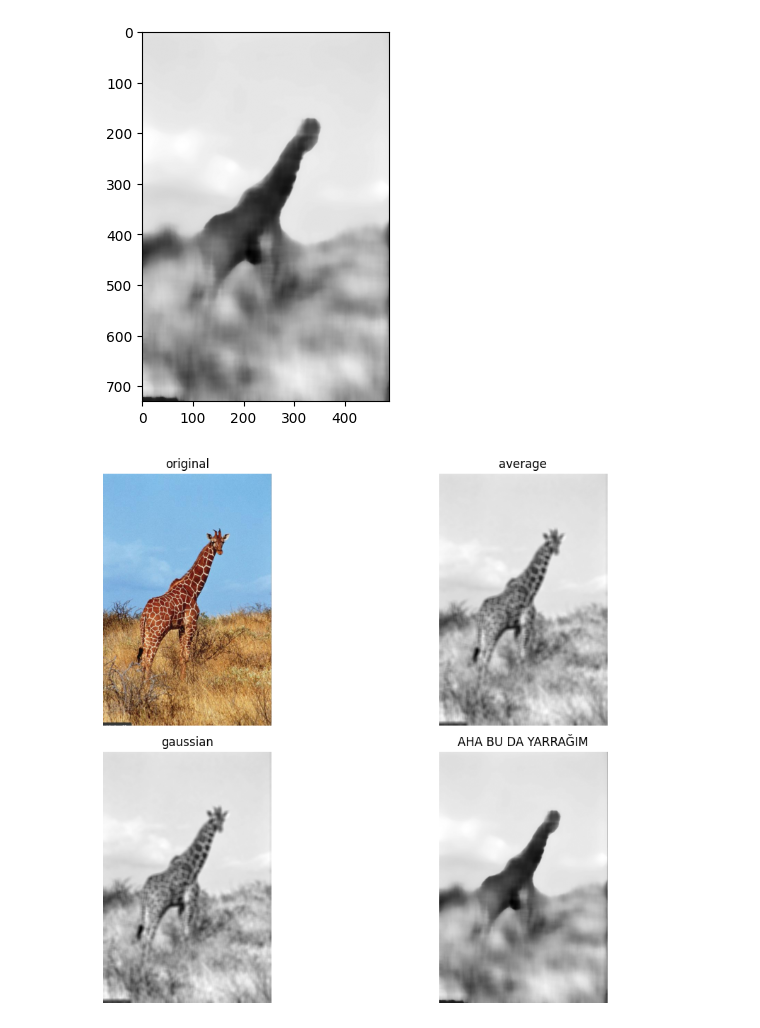
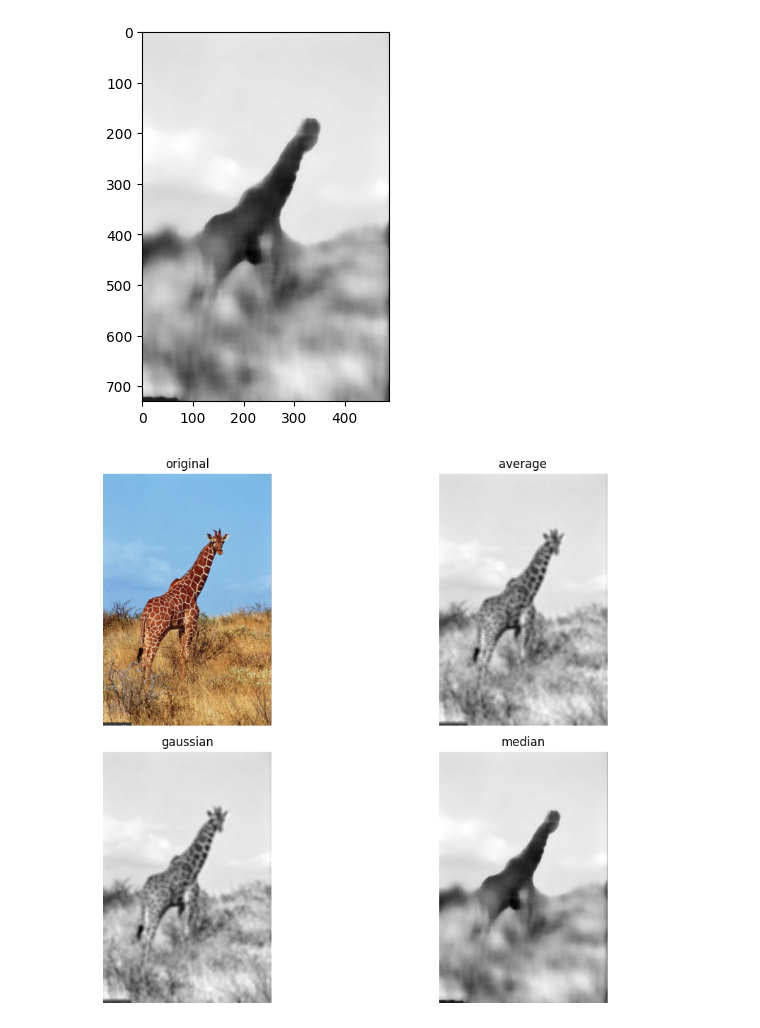
Before and after one commit to bilgekagansenol/OpenCV-Fundamentals, a Jupyter notebook: ApplyingBlurFiltersAvarageGaussianMedian/work.ipynb, the cells around one changed output. Drawn from its saved outputs; the diff is of its cells as text; code cells hidden in the pictures.

```diff
--- a/ApplyingBlurFiltersAvarageGaussianMedian/work.ipynb
+++ b/ApplyingBlurFiltersAvarageGaussianMedian/work.ipynb
@@ -42,22 +42,22 @@ plt.imshow(median_blur , cmap="gray")
 # %%
 plt.figure(figsize=(12,8) )
 plt.subplot(2,2,1)
 plt.title("original")
 plt.imshow(image_rgb , cmap="gray")
 plt.axis("off")
 plt.subplot(2,2,2)
 plt.title("average")
 plt.imshow(average_blur , cmap="gray")
 plt.axis("off")
 plt.subplot(2,2,3)
 plt.title("gaussian")
 plt.imshow(gauss_blur , cmap="gray")
 plt.axis("off")
 plt.subplot(2,2,4)
-plt.title("")
+plt.title("median")
 plt.imshow(median_blur , cmap="gray")
 plt.axis("off")
 plt.tight_layout()
 plt.show()
 # %% [output]
-[figure, old version]
+[figure, new version]
```
Also changed, not shown: 2 other files.
